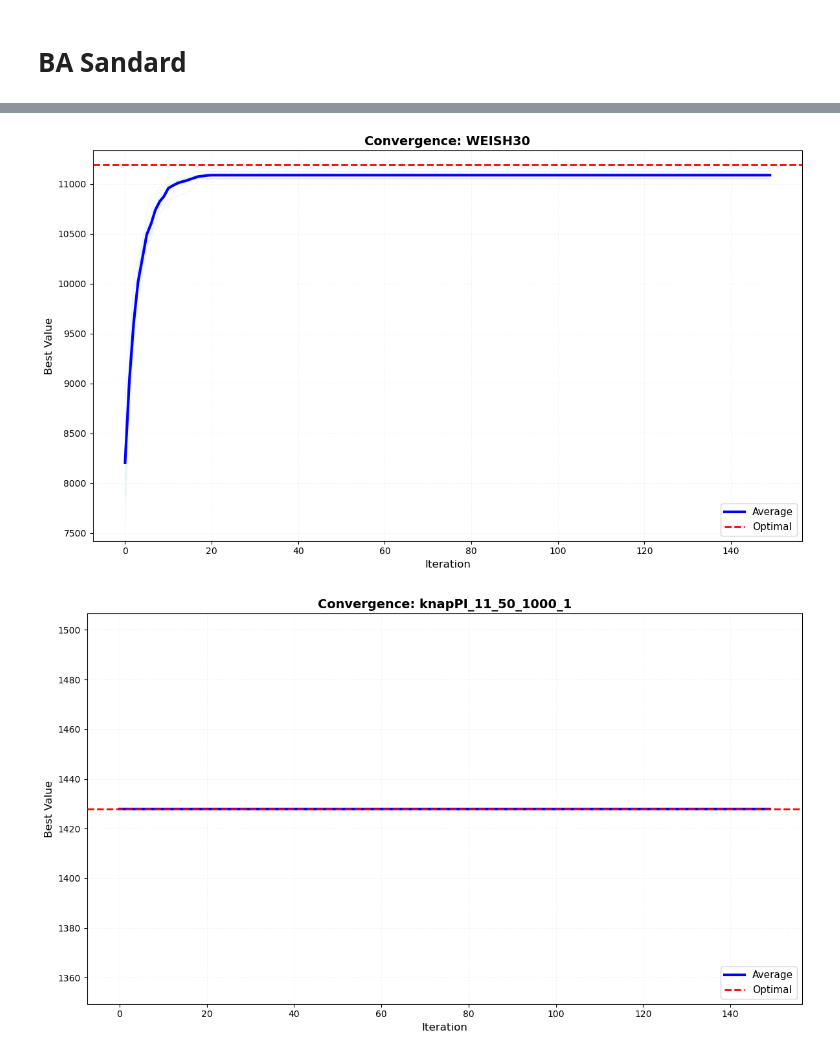
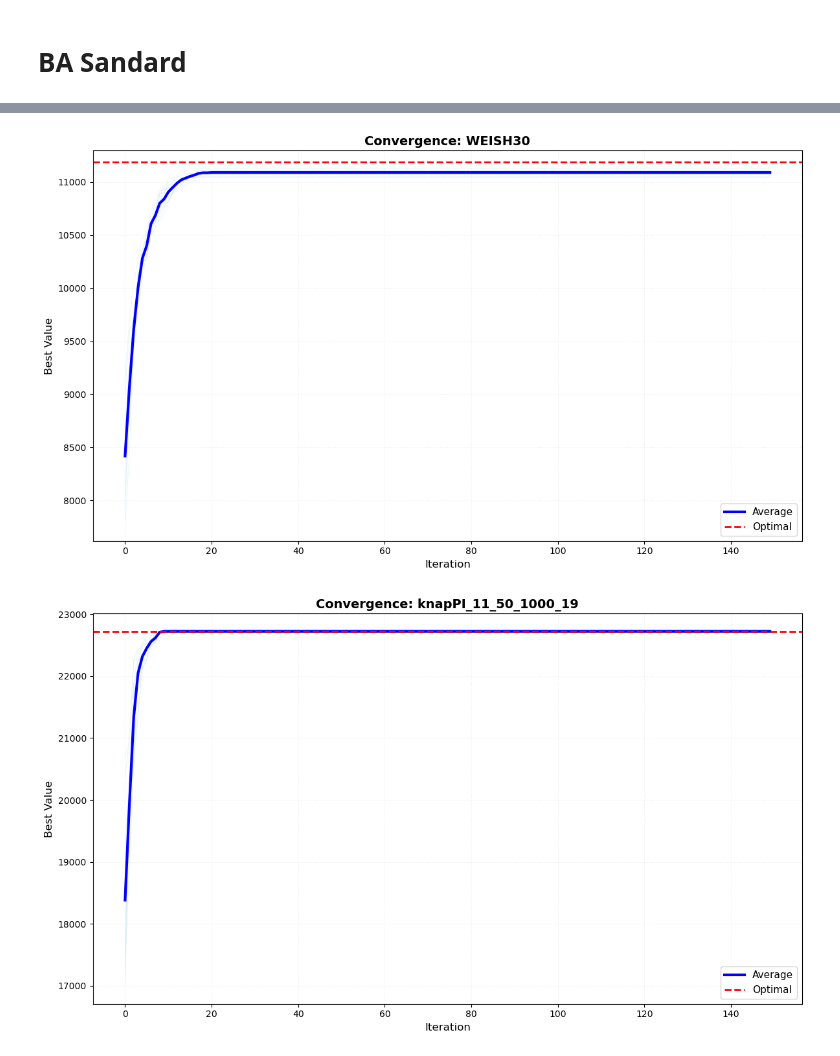
Before and after one commit to maxfinanger/ACIT4610-Exam-Group1, a Jupyter notebook: Problem-3/problem3.ipynb, the cells around one changed output, grey strips where cells are left out. Cells and saved outputs as stored; diff of their text form; code cells hidden in the pictures.

```diff
--- a/Problem-3/problem3.ipynb
+++ b/Problem-3/problem3.ipynb
@@ -221,31 +221,3 @@ def greedy_baseline(instance):
         print(f"  DEBUG knapPI greedy: selected {num_selected} items, weight={weights_used[0]}/{instance.capacities[0]}, profit={value}, optimal={instance.optimal_value}")
 
     return solution, value
-# %%
-# TEMPORARY DEBUG CELL - Test knapPI only
-
-print("="*60)
-print("DEBUG TEST: Loading and testing knapPI only")
-print("="*60)
-
-loader = DataLoader()
-pisinger_instance = loader.load_pisinger(
-    "data/PisingerHard/knapPI_11_50_1000.csv",
-    'knapPI_11_50_1000_1'
-)
-
-print(f"\nInstance loaded: {pisinger_instance.name}")
-print(f"  Items: {pisinger_instance.num_items}")
-print(f"  Capacity: {pisinger_instance.capacities[0]}")
-print(f"  Optimal value: {pisinger_instance.optimal_value}")
-print(f"  Weights shape: {pisinger_instance.weights.shape}")
-print(f"  Profits shape: {len(pisinger_instance.profits)}")
-
-print("\n" + "="*60)
-print("Testing greedy baseline:")
-print("="*60)
-solution, value = greedy_baseline(pisinger_instance)
-
-print(f"\nGreedy result: {value}")
-print(f"Items selected: {solution.sum()}")
-print(f"Weight used: {np.dot(solution, pisinger_instance.weights.T)[0]}")
@@ -1003,7 +928,7 @@ or_instances = loader.load_or_library(
 )
 pisinger_instance = loader.load_pisinger(
     "data/PisingerHard/knapPI_11_50_1000.csv",
-    'knapPI_11_50_1000_1'
+    'knapPI_11_50_1000_19'
 )
 
 all_instances = or_instances + [pisinger_instance]
@@ -1074,2 +999,2 @@ CONVERGENCE PLOTS (Task Requirement: iteration vs best value)
-[figure, old version]
+[figure, new version]
-[figure, old version]
+[figure, new version]
```
Also changed, not shown: parts of 3 cells of this notebook.
